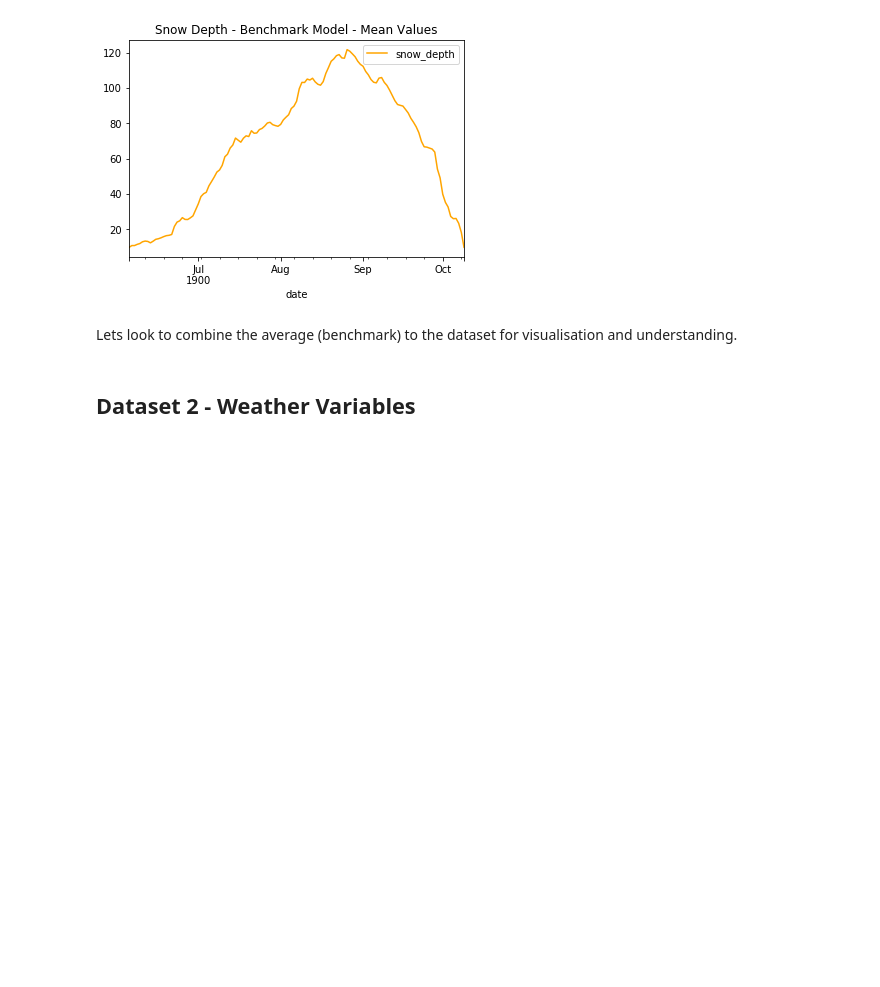
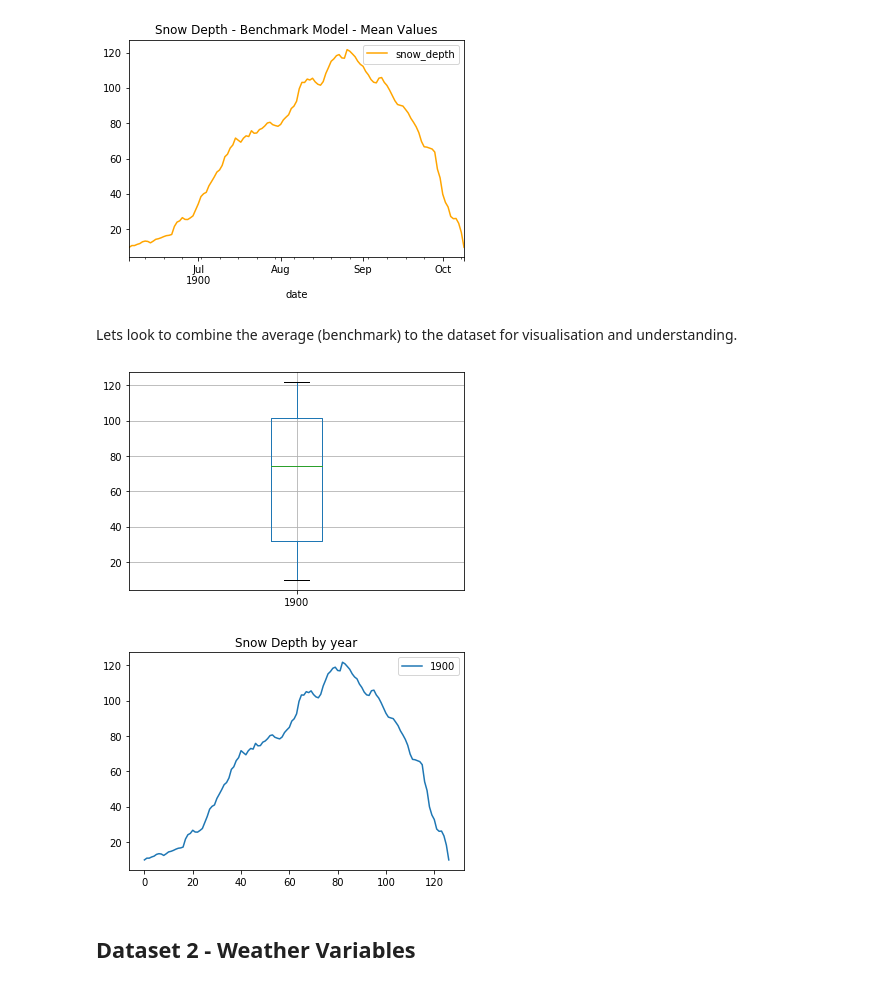
Before and after one commit to boffyd/UdacityML-Capstone, a Jupyter notebook: SnowForecast.ipynb, the cells around one changed output. Drawn from its saved outputs; the diff is of its cells as text; code cells hidden in the pictures; blank space fills up the shorter version.

```diff
--- a/SnowForecast.ipynb
+++ b/SnowForecast.ipynb
@@ -273,3 +273,18 @@ viz = pd.concat(baselinemodel)
+# %%
+url = 'https://raw.githubusercontent.com/boffyd/UdacityML-Capstone/main/Data/baselinemodel.csv'
+
+series = read_csv(url, header=0, index_col=0, parse_dates=True, squeeze=True)
+
+groups = series.groupby(Grouper(freq='A'))
+years = DataFrame()
+for name, group in groups:
+    years[name.year] = group.values
+years.boxplot()
+years.plot(title='Snow Depth by year')
+pyplot.show()
+# %% [output]
+[figure, added]
+[figure, added]
 # %% [markdown]
 ## Dataset 2 - Weather Variables
 # %% [markdown]
```
Also changed, not shown: parts of 6 cells of this notebook, 2 other files.
